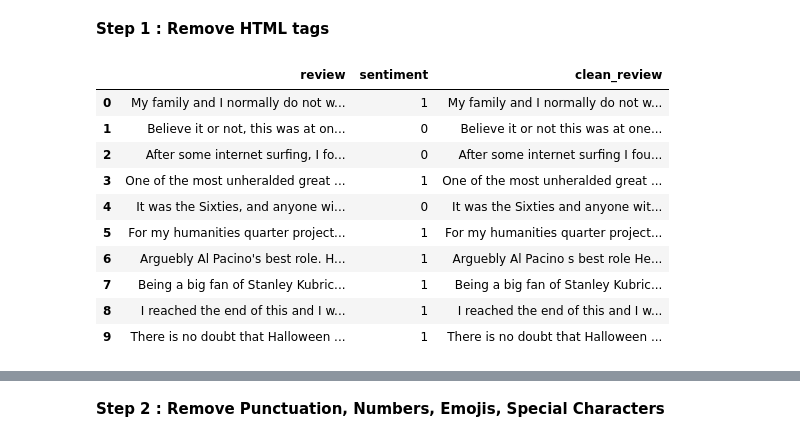
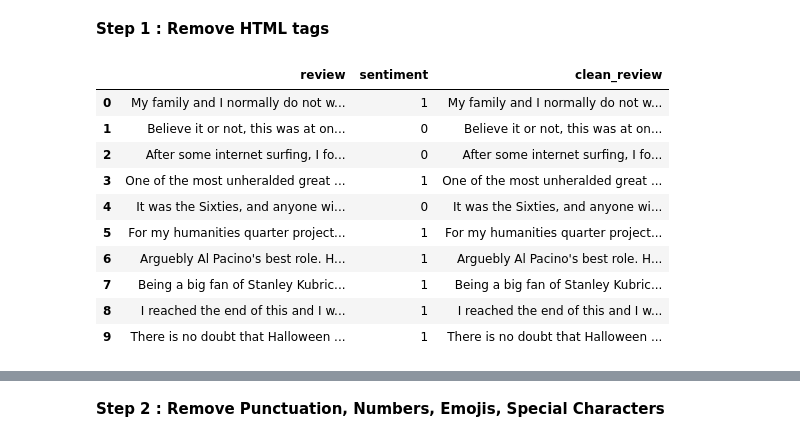
Before and after one commit to xstasyAI-alt/imdb-review-classification, a Jupyter notebook: Sentiment_Analysis_IBMD_Review_Dataset.ipynb, the cells around one changed output, grey strips where cells are left out. Saved outputs shown, nothing was run; the diff lists cells and outputs as text; code cells hidden in the pictures.

```diff
--- a/Sentiment_Analysis_IBMD_Review_Dataset.ipynb
+++ b/Sentiment_Analysis_IBMD_Review_Dataset.ipynb
@@ -8,0 +15,4 @@ import re as re
+# %%
+data_raw = pd.concat([train_set,valid_set])
+data_raw = pd.concat([data_raw,test_set])
+data_raw
@@ -8,0 +33,2 @@ import re as re
+# %%
+data_raw['sentiment'] = data_raw['sentiment'].apply(lambda x: 1 if x=='negative' else 0)
@@ -10,6 +52,3 @@ import re as re
 # **Data Preparation**
 # %% [markdown]
 ### **Data Cleaning**
-# %%
-link = "https://raw.githubusercontent.com/LawrenceDuan/IMDb-Review-Analysis/master/IMDb_Reviews.csv"
-data_raw = pd.read_csv(link)
@@ -40,15 +57,21 @@ def clean_text(string):
+# %%
+def remove_html_tag(text: str) -> str:
+    text_copy  =str(text)
+    HTML_TAG_PATTERN = re.compile('<.*?>')
+    text_copy = re.sub(HTML_TAG_PATTERN," ",text_copy)
+    return text_copy
 # %%
-data_raw["clean_review"] = np.vectorize(clean_text)(data_raw["review"])
+data_raw["clean_review"] = np.vectorize(remove_html_tag)(data_raw["review"])
 data_raw.head(10)
 # %% [output]
 |  | review | sentiment | clean_review |
 | 0 | My family and I normally do not w... | 1 | My family and I normally do not w... |
-| 1 | Believe it or not, this was at on... | 0 | Believe it or not this was at one... |
-| 2 | After some internet surfing, I fo... | 0 | After some internet surfing I fou... |
+| 1 | Believe it or not, this was at on... | 0 | Believe it or not, this was at on... |
+| 2 | After some internet surfing, I fo... | 0 | After some internet surfing, I fo... |
 | 3 | One of the most unheralded great ... | 1 | One of the most unheralded great ... |
-| 4 | It was the Sixties, and anyone wi... | 0 | It was the Sixties and anyone wit... |
+| 4 | It was the Sixties, and anyone wi... | 0 | It was the Sixties, and anyone wi... |
 | 5 | For my humanities quarter project... | 1 | For my humanities quarter project... |
-| 6 | Arguebly Al Pacino's best role. H... | 1 | Arguebly Al Pacino s best role He... |
+| 6 | Arguebly Al Pacino's best role. H... | 1 | Arguebly Al Pacino's best role. H... |
 | 7 | Being a big fan of Stanley Kubric... | 1 | Being a big fan of Stanley Kubric... |
 | 8 | I reached the end of this and I w... | 1 | I reached the end of this and I w... |
 | 9 | There is no doubt that Halloween ... | 1 | There is no doubt that Halloween ... |
```
Also changed, not shown: parts of 8 cells of this notebook, 3 other files.
